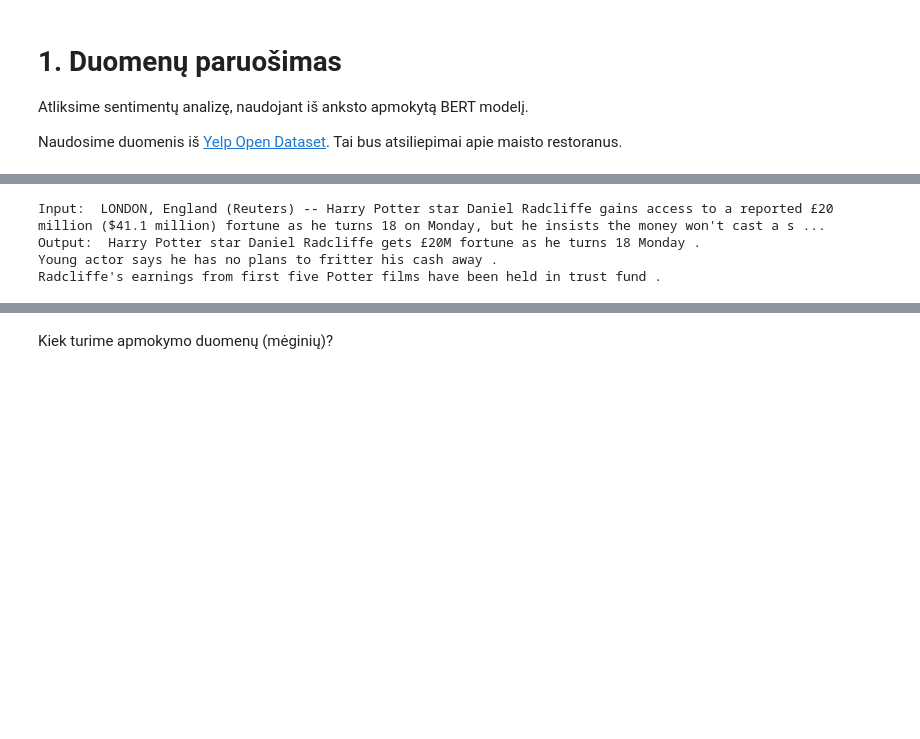
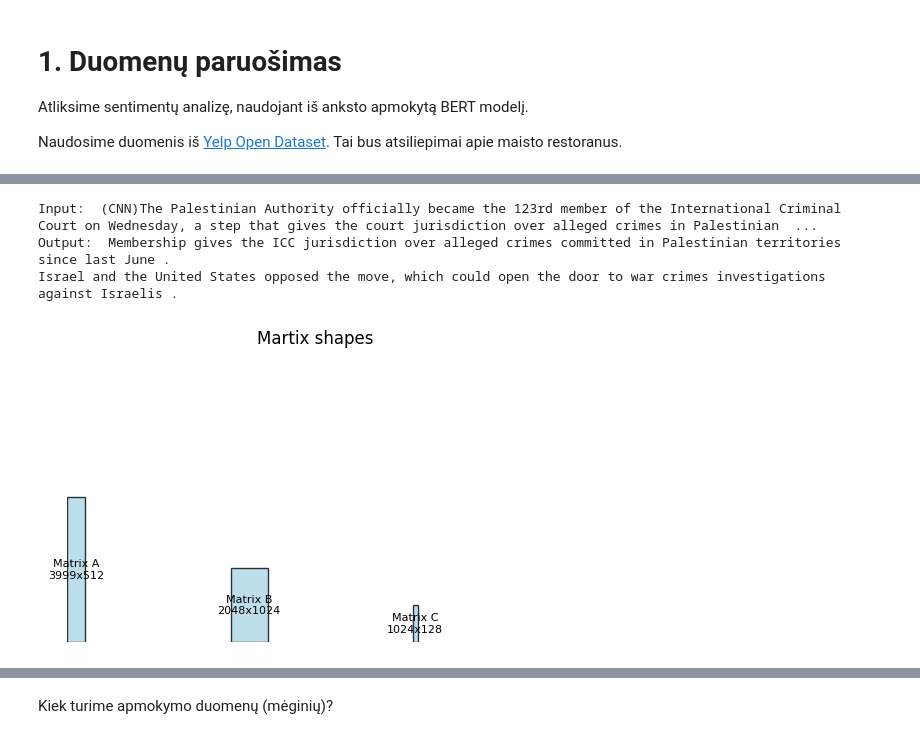
Before and after one commit to EmilisGit/Deep_learning, a Jupyter notebook: bert_finetuning_with_transformers.ipynb, the cells around one changed output, grey strips where cells are left out. Cells and saved outputs as stored; diff of their text form; code cells hidden in the pictures; blank space fills up the shorter version.

```diff
--- a/bert_finetuning_with_transformers.ipynb
+++ b/bert_finetuning_with_transformers.ipynb
@@ -19,9 +29,67 @@ dataset.save_to_disk("/content/dataset")
 # %%
-print("Input: ", dataset['train']['input'][0])
-print("Output: ", dataset['train']['output'][0])
+print("Input: ", dataset['test']['input'][0])
+print("Output: ", dataset['test']['output'][0])
 # %% [output]
-Input:  LONDON, England (Reuters) -- Harry Potter star Daniel Radcliffe gains access to a reported £20 million ($41.1 million) fortune as he turns 18 on Monday, but he insists the money won't cast a s ...
-Output:  Harry Potter star Daniel Radcliffe gets £20M fortune as he turns 18 Monday .
-Young actor says he has no plans to fritter his cash away .
-Radcliffe's earnings from first five Potter films have been held in trust fund .
+Input:  (CNN)The Palestinian Authority officially became the 123rd member of the International Criminal Court on Wednesday, a step that gives the court jurisdiction over alleged crimes in Palestinian  ...
+Output:  Membership gives the ICC jurisdiction over alleged crimes committed in Palestinian territories since last June .
+Israel and the United States opposed the move, which could open the door to war crimes investigations against Israelis .
+# %%
+def plot_matrices(matrices, labels=None, max_height=10, max_width=10):
+    """
+    Visualizes the shapes of large NumPy matrices as scaled rectangles.
+
+    Parameters:
+    - matrices: List of NumPy arrays
+    - labels: Optional list of labels for the matrices
+    - max_height: Maximum height of the largest rectangle in the plot
+    - max_width: Maximum width of the largest rectangle in the plot
+    """
+    fig, ax = plt.subplots()
+    current_x = 0
+
+    # Determine scaling factors
+    max_rows = max(matrix.shape[0] for matrix in matrices)
+    max_cols = max(matrix.shape[1] for matrix in matrices)
+    scale = max(max_rows, max_cols)
+
+    for i, matrix in enumerate(matrices):
+        rows, cols = matrix.shape
+        scaled_rows = rows / scale
+        scaled_cols = cols / scale
+
+        # Draw rectangle
+        rect = plt.Rectangle(
+            (current_x, 0), scaled_cols, scaled_rows, edgecolor='black', facecolor='lightblue', alpha=0.8
+        )
+        ax.add_patch(rect)
+
+        # Add label
+        if labels and i < len(labels):
+            ax.text(
+                current_x + scaled_cols / 2, scaled_rows / 2,
+                f"{labels[i]}\n{rows}x{cols}", ha='center', va='center', fontsize=8
+            )
+
+        current_x += scaled_cols + 1  # Add space between matrices
+
+    # Set limits and display
+    ax.set_xlim(0, current_x)
+    ax.set_ylim(0, max(matrix.shape[0] / scale for matrix in matrices) + 1)
+    ax.set_aspect('equal')
+    ax.axis('off')
+    plt.xlabel('Columns (scaled)')
+    plt.ylabel('Rows (scaled)')
+    plt.title('Martix shapes')
+    plt.show()
+
+# Example usage with large matrices
+matrices = [
+    np.random.rand(3999, 512),
+    np.random.rand(2048, 1024),
+    np.random.rand(1024, 128)
+]
+labels = ["Matrix A", "Matrix B", "Matrix C"]
+plot_matrices(matrices, labels)
+# %% [output]
+[figure, added]
 # %%
```
Also changed, not shown: parts of 15 cells of this notebook.
